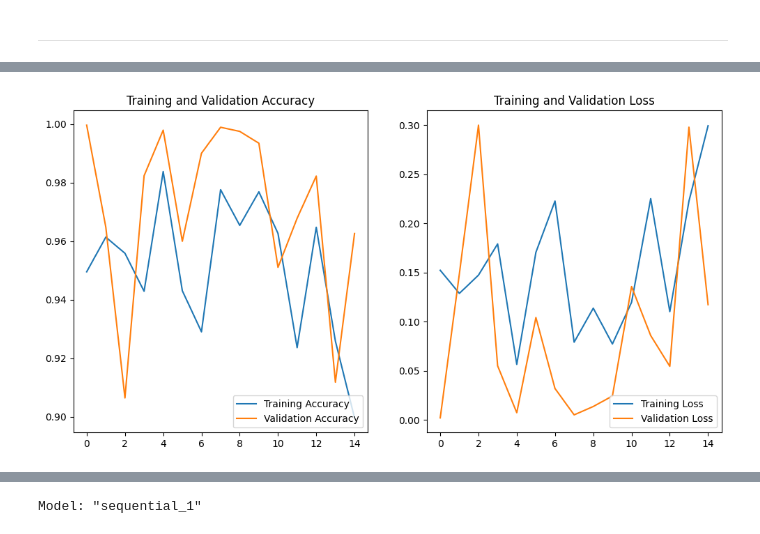
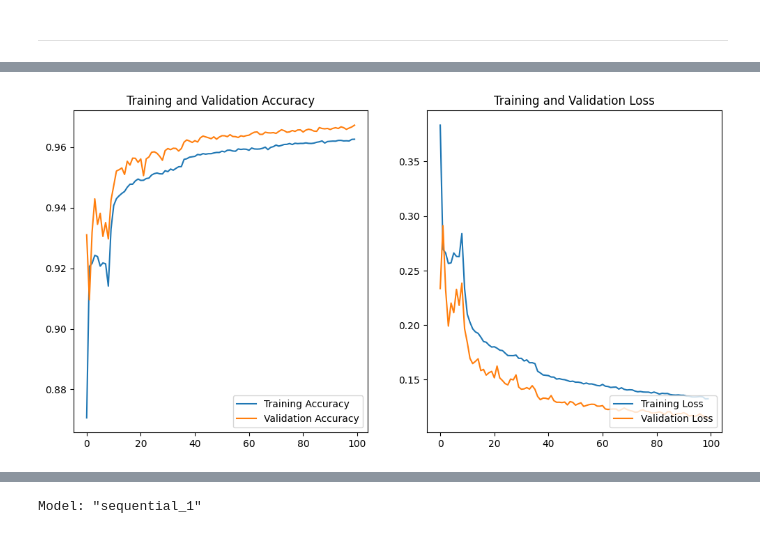
Before and after one commit to marina-moreira/mei-approf, a Jupyter notebook: RNN/notebooks/03_modelDevelopmentTradicionalRNN.ipynb, the cells around one changed output, grey strips where cells are left out. Saved outputs shown, nothing was run; the diff lists cells and outputs as text; code cells hidden in the pictures.

```diff
--- a/RNN/notebooks/03_modelDevelopmentTradicionalRNN.ipynb
+++ b/RNN/notebooks/03_modelDevelopmentTradicionalRNN.ipynb
@@ -1358,0 +1225,10 @@ This following code evaluates the trained LSTM model using the validation sequen
+# %%
+import pickle
+os.makedirs('models/test/h1', exist_ok=True)
+
+# Guardar o histórico do treinamento
+with open('models/test/h1/h.pkl', 'wb') as f:
+    pickle.dump(h.history, f)
+
+# Guardar o modelo treinado
+model.save('models/test/model.h5')
@@ -1358,0 +1237,14 @@ This following code evaluates the trained LSTM model using the validation sequen
+# %%
+import pickle
+from tensorflow.keras.models import load_model
+
+# Caminho para os arquivos
+history_path = 'models/test/h1/h.pkl'
+model_path = 'models/test/model.h5'
+
+# Carregar o histórico do treinamento
+with open(history_path, 'rb') as f:
+    h = pickle.load(f)
+
+# Carregar o modelo treinado
+model = load_model(model_path)
@@ -1359,30 +1253,29 @@ This following code evaluates the trained LSTM model using the validation sequen
 # %%
-# Evaluate the model
 import matplotlib.pyplot as plt
 
 loss, accuracy = model.evaluate(X_test, y_test)
 print(f'Test loss: {loss}, Test accuracy: {accuracy}')
 
 
-acc = history.history["accuracy"]
-val_acc = history.history["val_accuracy"]
+acc = h.history["accuracy"]
+val_acc = h.history["val_accuracy"]
 
-loss = history.history["loss"]
-val_loss = history.history["val_loss"]
+loss = h.history["loss"]
+val_loss = h.history["val_loss"]
 
 
-#EPOCHS=15
+EPOCHS = len(acc)
+
 plt.figure(figsize=(12,6))
 plt.subplot(1,2,1)
-plt.plot(range(EPOCHS_SIZE),acc, label="Training Accuracy")
-plt.plot(range(EPOCHS_SIZE),val_acc, label="Validation Accuracy")
+plt.plot(range(EPOCHS),acc, label="Training Accuracy")
+plt.plot(range(EPOCHS),val_acc, label="Validation Accuracy")
 plt.legend(loc="lower right")
 plt.title("Training and Validation Accuracy")
 
-#plt.figure(figsize=(6,6))
 plt.subplot(1,2,2)
-plt.plot(range(EPOCHS_SIZE),loss, label="Training Loss")
-plt.plot(range(EPOCHS_SIZE),val_loss, label="Validation Loss")
+plt.plot(range(EPOCHS),loss, label="Training Loss")
+plt.plot(range(EPOCHS),val_loss, label="Validation Loss")
 plt.legend(loc="lower right")
 plt.title("Training and Validation Loss")
 plt.show()
@@ -1392 +1285 @@ Test loss: 0.11730041354894638, Test accuracy: 0.9625850319862366
-[figure, old version]
+[figure, new version]
```
Also changed, not shown: parts of 46 cells of this notebook, 5 other files.
